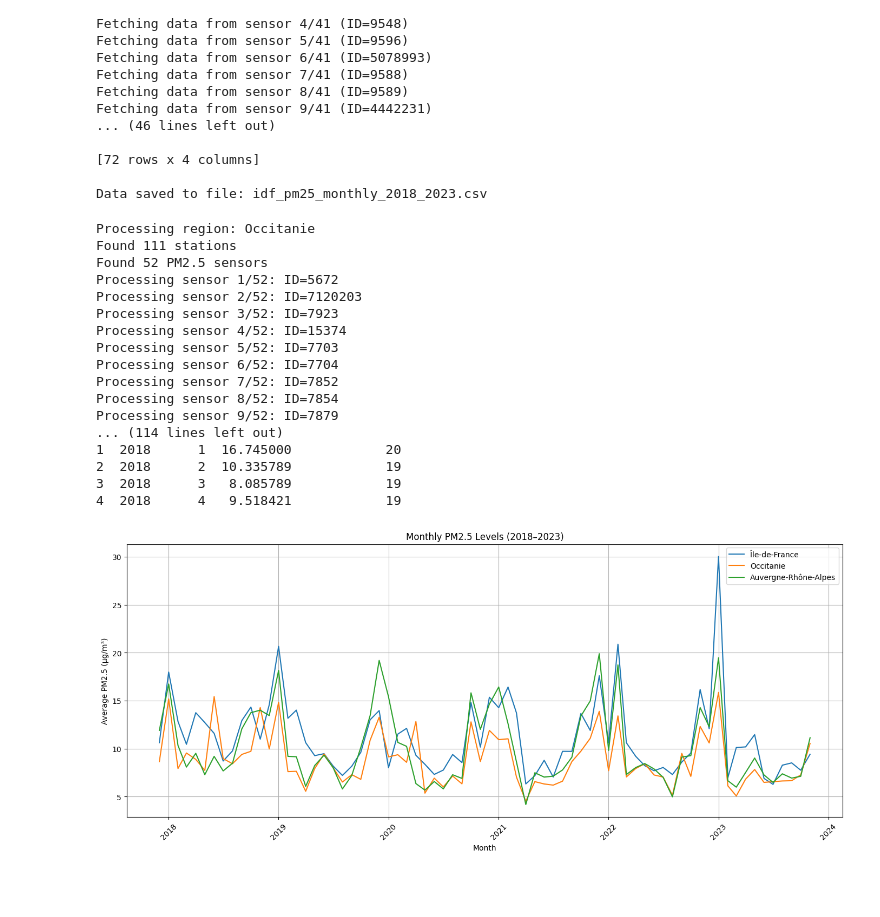
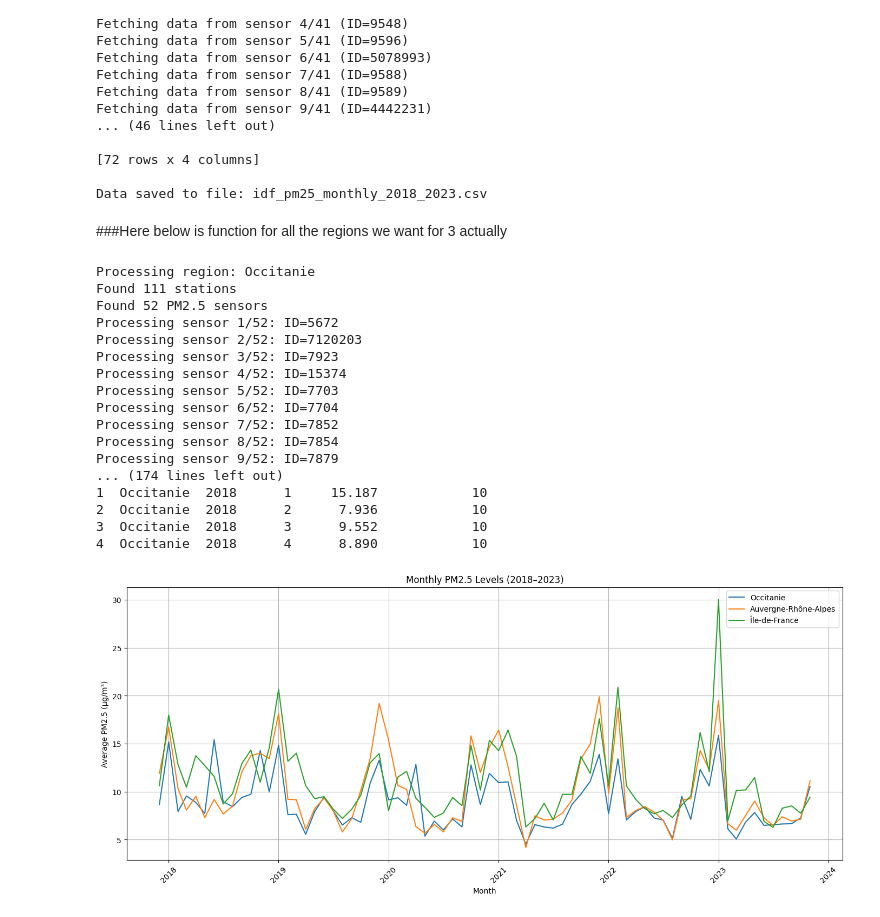
Before and after one commit to TamaraMeliora/Project1_FreshAir, a Jupyter notebook: main_2.ipynb, the cells around one changed output. Cells and saved outputs as stored; diff of their text form; code cells hidden in the pictures; blank space fills up the shorter version.

Commit message:
Add plot for PM2.5 trends

```diff
--- a/main_2.ipynb
+++ b/main_2.ipynb
@@ -376,6 +124,8 @@ Fetching data from sensor 9/41 (ID=4442231)
 [72 rows x 4 columns]
 
 Data saved to file: idf_pm25_monthly_2018_2023.csv
+# %% [markdown]
+###Here below is function for all the regions we want for 3 actually
 # %%
 import requests
 import time
@@ -452,18 +202,21 @@ def process_region(region_name, bbox):
     for i, sensor_id in enumerate(sensor_ids, 1):
         print(f"Processing sensor {i}/{len(sensor_ids)}: ID={sensor_id}")
         time.sleep(REQUEST_DELAY)
-        all_data.extend(get_monthly_pm25(sensor_id))
+        sensor_data = get_monthly_pm25(sensor_id)
+        for row in sensor_data:
+            row["region"] = region_name
+        all_data.extend(sensor_data)
 
     df = pd.DataFrame(all_data)
     if df.empty:
         print("No PM2.5 data available for this region.")
-        return
+        return pd.DataFrame()
 
     summary = (
-        df.groupby(["year", "month"])
+        df.groupby(["region", "year", "month"])
         .agg(avg_value=("value", "mean"), sensor_count=("value", "count"))
         .reset_index()
-        .sort_values(by=["year", "month"])
+        .sort_values(by=["region", "year", "month"])
     )
 
     filename = f"{region_name.lower().replace(' ', '_')}_pm25_monthly_2018_2023.csv"
@@ -471,9 +224,24 @@ def process_region(region_name, bbox):
     print(f"Data saved to file: {filename}")
     print(summary.head())
 
+    return summary
+
 if __name__ == "__main__":
-    process_region("Occitanie", "-0.1,42.3,4.9,45.2")
-    process_region("Auvergne-Rhône-Alpes", "3.0,44.0,7.4,46.4")
+    regions = {
+        "Occitanie": "-0.1,42.3,4.9,45.2",
+        "Auvergne-Rhône-Alpes": "3.0,44.0,7.4,46.4",
+        "Île-de-France": "1.45,48.0,3.6,49.2"
+    }
+
+    combined_df = pd.DataFrame()
+
+    for region_name, bbox in regions.items():
+        region_df = process_region(region_name, bbox)
+        if not region_df.empty:
+            combined_df = pd.concat([combined_df, region_df], ignore_index=True)
+
+    print("\nCombined DataFrame (first rows):")
+    print(combined_df.head())
 # %% [output]
 Processing region: Occitanie
 Found 111 stations
@@ -487,48 +255,42 @@ Processing sensor 6/52: ID=7704
 Processing sensor 7/52: ID=7852
 Processing sensor 8/52: ID=7854
 Processing sensor 9/52: ID=7879
-... (114 lines left out)
-1  2018      1  16.745000            20
-2  2018      2  10.335789            19
-3  2018      3   8.085789            19
-4  2018      4   9.518421            19
+... (174 lines left out)
+1  Occitanie  2018      1     15.187            10
+2  Occitanie  2018      2      7.936            10
+3  Occitanie  2018      3      9.552            10
+4  Occitanie  2018      4      8.890            10
 # %%
+import matplotlib.pyplot as plt
 import pandas as pd
-import matplotlib.pyplot as plt
 
-# Define CSV file names and corresponding region labels
-files = {
-    "idf_pm25_monthly_2018_2023.csv": "Île-de-France",
-    "occitanie_pm25_monthly_2018_2023.csv": "Occitanie",
-    "auvergne-rhône-alpes_pm25_monthly_2018_2023.csv": "Auvergne-Rhône-Alpes"
-}
+# Assume 'combined_df' is already loaded in memory and contains the PM2.5 data
 
-# Load and combine data
-dfs = []
-for file, region in files.items():
-    df = pd.read_csv(file)
-    df["region"] = region
-    dfs.append(df)
+# Create a datetime column combining 'year' and 'month' for plotting
+combined_df["year_month"] = pd.to_datetime(combined_df["year"].astype(str) + "-" + combined_df["month"].astype(str))
 
-data = pd.concat(dfs)
-
-# Create a datetime column for x-axis
-data["year_month"] = pd.to_datetime(data["year"].astype(str) + "-" + data["month"].astype(str))
-
-# Plot PM2.5 monthly trends
+# Initialize the plot
 plt.figure(figsize=(14, 6))
 
-for region in data["region"].unique():
-    region_data = data[data["region"] == region]
+# Plot PM2.5 trends for each region
+for region in combined_df["region"].unique():
+    region_data = combined_df[combined_df["region"] == region]
     plt.plot(region_data["year_month"], region_data["avg_value"], label=region)
 
+# Set plot title and axis labels
 plt.title("Monthly PM2.5 Levels (2018–2023)")
 plt.xlabel("Month")
 plt.ylabel("Average PM2.5 (µg/m³)")
+
+# Display legend and grid
 plt.legend()
 plt.grid(True)
+
+# Improve layout and rotate x-axis labels
 plt.tight_layout()
 plt.xticks(rotation=45)
+
+# Show the final plot
 plt.show()
 # %% [output]
-[figure, old version]
+[figure, new version]
```
Also changed, not shown: parts of 5 cells of this notebook.
